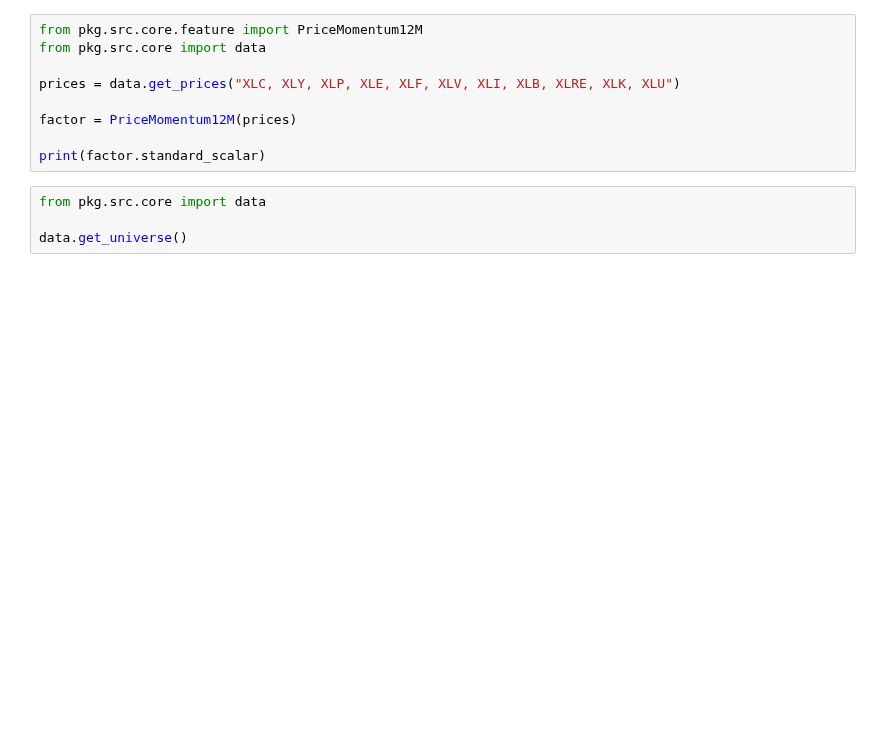
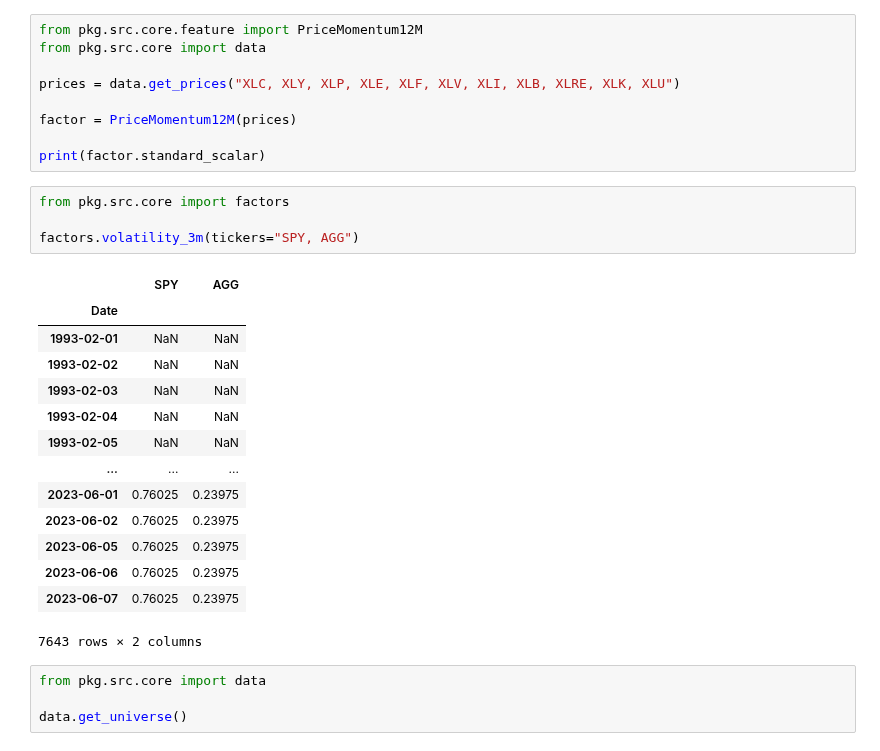
Before and after one commit to HTF1125/RobertLab, a Jupyter notebook: test.ipynb, the cells around one changed output. Saved outputs shown, nothing was run; the diff lists cells and outputs as text; blank space fills up the shorter version.

```diff
--- a/test.ipynb
+++ b/test.ipynb
@@ -76,6 +115,25 @@ prices = data.get_prices("XLC, XLY, XLP, XLE, XLF, XLV, XLI, XLB, XLRE, XLK, XLU
 factor = PriceMomentum12M(prices)
 
 print(factor.standard_scalar)
+# %%
+from pkg.src.core import factors
+
+factors.volatility_3m(tickers="SPY, AGG")
+# %% [output]
+|  | SPY | AGG |
+| Date |  |  |
+| 1993-02-01 | NaN | NaN |
+| 1993-02-02 | NaN | NaN |
+| 1993-02-03 | NaN | NaN |
+| 1993-02-04 | NaN | NaN |
+| 1993-02-05 | NaN | NaN |
+| ... | ... | ... |
+| 2023-06-01 | 0.76025 | 0.23975 |
+| 2023-06-02 | 0.76025 | 0.23975 |
+| 2023-06-05 | 0.76025 | 0.23975 |
+| 2023-06-06 | 0.76025 | 0.23975 |
+| 2023-06-07 | 0.76025 | 0.23975 |
+7643 rows × 2 columns
 # %%
 from pkg.src.core import data
 
```
Also changed, not shown: parts of 4 cells of this notebook, 17 other files.
